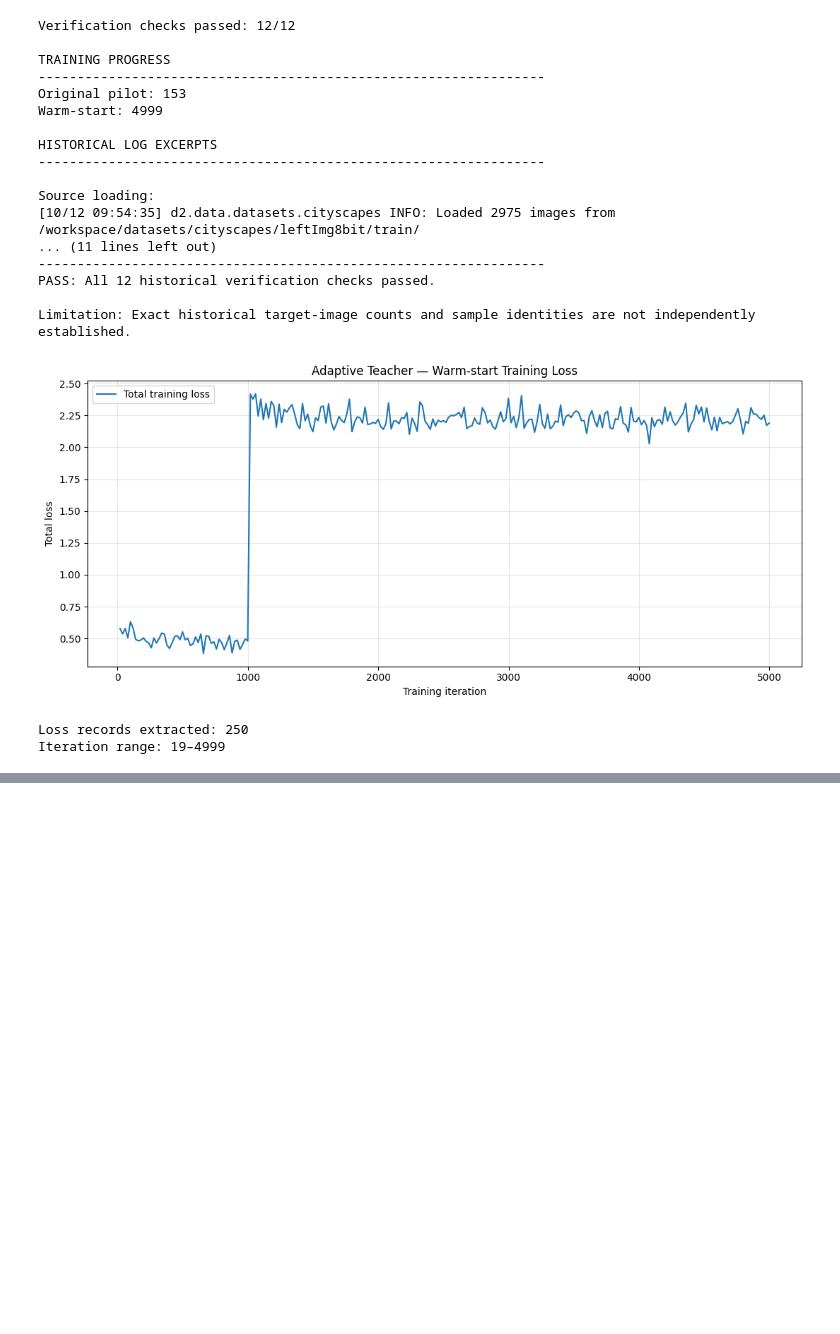
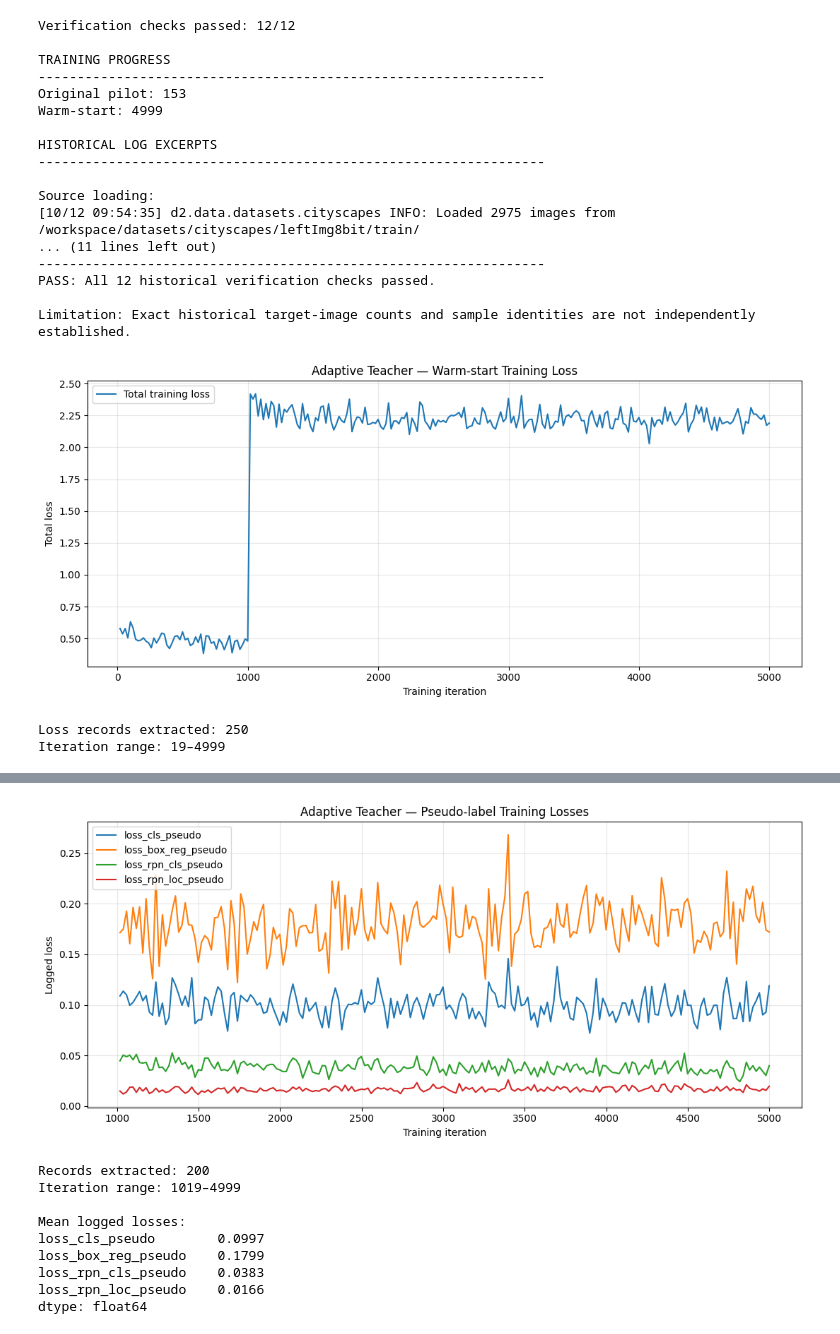
Before and after one commit to mmeraj1/domain-adaptation-object-detection, a Jupyter notebook: Adaptive_teacher_Experiment/Adaptive_Teacher_Final_Checkpoint_Local_Evaluation_CLEANED.ipynb, the cells around one changed output, grey strips where cells are left out. Drawn from its saved outputs; the diff is of its cells as text; code cells hidden in the pictures; blank space fills up the shorter version.

```diff
--- a/Adaptive_teacher_Experiment/Adaptive_Teacher_Final_Checkpoint_Local_Evaluation_CLEANED.ipynb
+++ b/Adaptive_teacher_Experiment/Adaptive_Teacher_Final_Checkpoint_Local_Evaluation_CLEANED.ipynb
@@ -2049,0 +2133,74 @@ Iteration range: 19–4999
+# %%
+import re
+import pandas as pd
+import matplotlib.pyplot as plt
+
+loss_names = [
+    "loss_cls_pseudo",
+    "loss_box_reg_pseudo",
+    "loss_rpn_cls_pseudo",
+    "loss_rpn_loc_pseudo",
+]
+
+records = []
+
+for line in warmstart_log.splitlines():
+    iteration = re.search(r"\biter:\s*(\d+)", line)
+    if not iteration:
+        continue
+
+    row = {"iteration": int(iteration.group(1))}
+
+    for name in loss_names:
+        match = re.search(
+            rf"\b{re.escape(name)}:\s*([\d.eE+-]+)",
+            line
+        )
+        if match:
+            row[name] = float(match.group(1))
+
+    if all(name in row for name in loss_names):
+        records.append(row)
+
+pseudo_df = (
+    pd.DataFrame(records)
+    .drop_duplicates(subset="iteration")
+    .sort_values("iteration")
+)
+
+if pseudo_df.empty:
+    raise ValueError("No complete pseudo-label loss records found.")
+
+plt.figure(figsize=(11, 5))
+
+for name in loss_names:
+    plt.plot(
+        pseudo_df["iteration"],
+        pseudo_df[name],
+        label=name,
+        linewidth=1.5
+    )
+
+plt.title("Adaptive Teacher — Pseudo-label Training Losses")
+plt.xlabel("Training iteration")
+plt.ylabel("Logged loss")
+plt.legend()
+plt.grid(alpha=0.3)
+plt.tight_layout()
+plt.show()
+
+print(f"Records extracted: {len(pseudo_df)}")
+print(f"Iteration range: {pseudo_df.iteration.min()}–{pseudo_df.iteration.max()}")
+print("\nMean logged losses:")
+print(pseudo_df[loss_names].mean().round(4))
+# %% [output]
+[figure, added]
+Records extracted: 200
+Iteration range: 1019–4999
+
+Mean logged losses:
+loss_cls_pseudo        0.0997
+loss_box_reg_pseudo    0.1799
+loss_rpn_cls_pseudo    0.0383
+loss_rpn_loc_pseudo    0.0166
+dtype: float64
```
Also changed, not shown: parts of 2 cells of this notebook, 1 other file.
